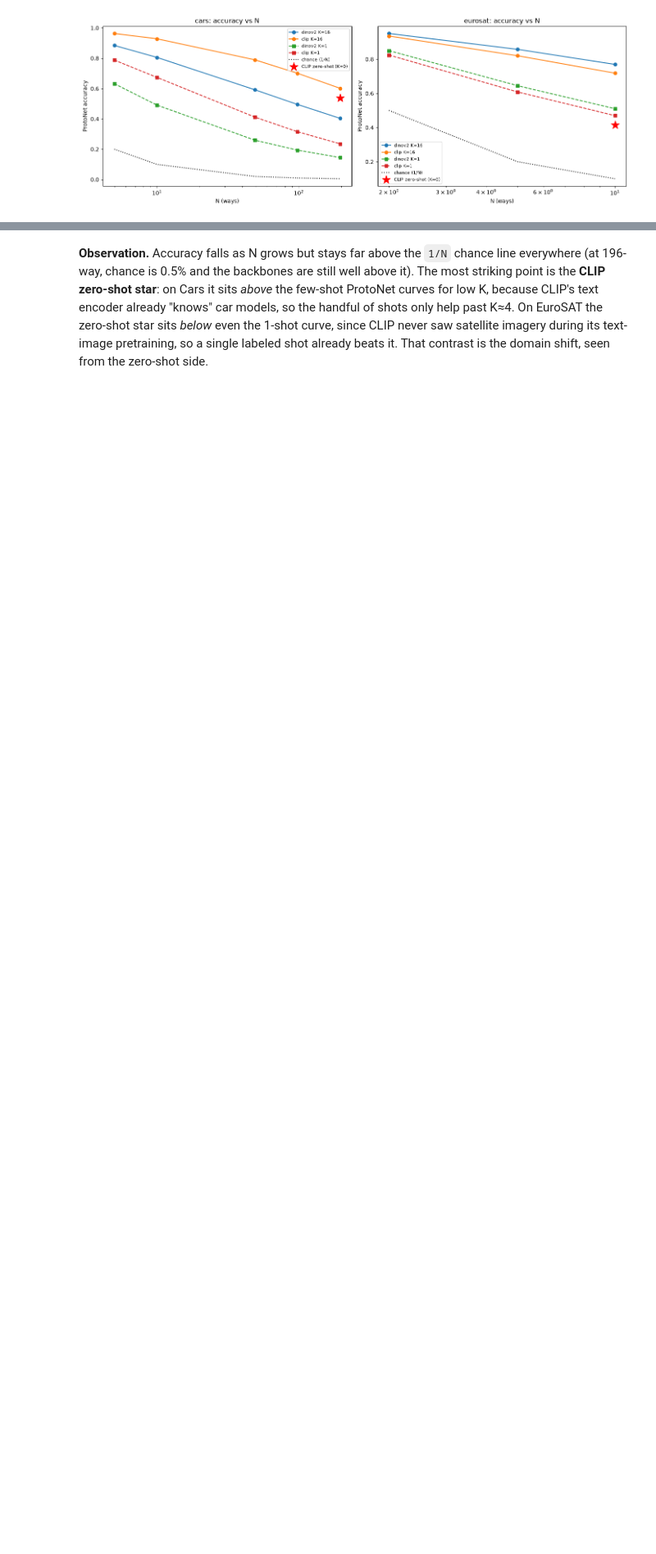
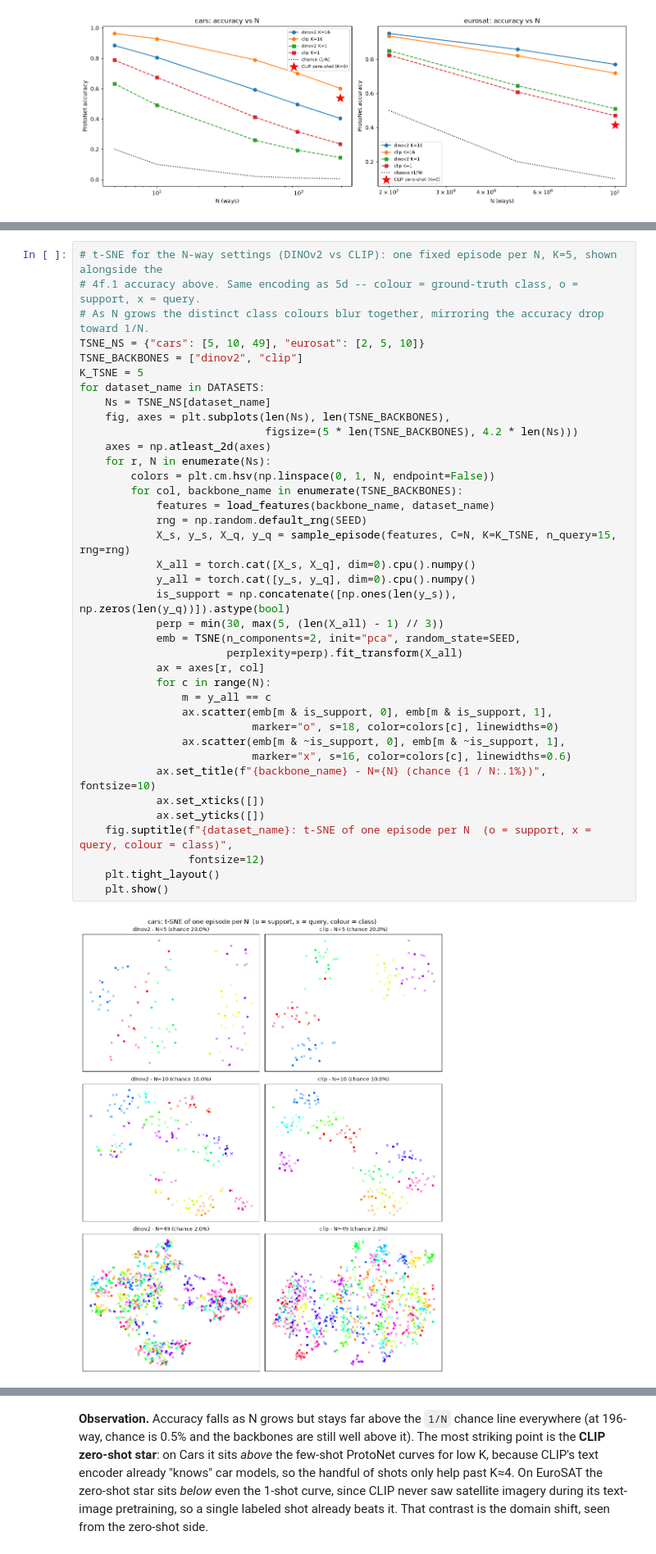
Before and after one commit to eyalsht/cv-hw2-few-shot-benchmarking, a Jupyter notebook: cv_hw2_312359284_314884834.ipynb, the cells around one changed output, grey strips where cells are left out. Shown at 82% size. Drawn from its saved outputs; the diff is of its cells as text; blank space fills up the shorter version.

```diff
--- a/cv_hw2_312359284_314884834.ipynb
+++ b/cv_hw2_312359284_314884834.ipynb
@@ -852,0 +858,40 @@ plt.tight_layout(); plt.show()
+# %%
+# t-SNE for the N-way settings (DINOv2 vs CLIP): one fixed episode per N, K=5, shown alongside the
+# 4f.1 accuracy above. Same encoding as 5d -- colour = ground-truth class, o = support, x = query.
+# As N grows the distinct class colours blur together, mirroring the accuracy drop toward 1/N.
+TSNE_NS = {"cars": [5, 10, 49], "eurosat": [2, 5, 10]}
+TSNE_BACKBONES = ["dinov2", "clip"]
+K_TSNE = 5
+for dataset_name in DATASETS:
+    Ns = TSNE_NS[dataset_name]
+    fig, axes = plt.subplots(len(Ns), len(TSNE_BACKBONES),
+                             figsize=(5 * len(TSNE_BACKBONES), 4.2 * len(Ns)))
+    axes = np.atleast_2d(axes)
+    for r, N in enumerate(Ns):
+        colors = plt.cm.hsv(np.linspace(0, 1, N, endpoint=False))
+        for col, backbone_name in enumerate(TSNE_BACKBONES):
+            features = load_features(backbone_name, dataset_name)
+            rng = np.random.default_rng(SEED)
+            X_s, y_s, X_q, y_q = sample_episode(features, C=N, K=K_TSNE, n_query=15, rng=rng)
+            X_all = torch.cat([X_s, X_q], dim=0).cpu().numpy()
+            y_all = torch.cat([y_s, y_q], dim=0).cpu().numpy()
+            is_support = np.concatenate([np.ones(len(y_s)), np.zeros(len(y_q))]).astype(bool)
+            perp = min(30, max(5, (len(X_all) - 1) // 3))
+            emb = TSNE(n_components=2, init="pca", random_state=SEED,
+                       perplexity=perp).fit_transform(X_all)
+            ax = axes[r, col]
+            for c in range(N):
+                m = y_all == c
+                ax.scatter(emb[m & is_support, 0], emb[m & is_support, 1],
+                           marker="o", s=18, color=colors[c], linewidths=0)
+                ax.scatter(emb[m & ~is_support, 0], emb[m & ~is_support, 1],
+                           marker="x", s=16, color=colors[c], linewidths=0.6)
+            ax.set_title(f"{backbone_name} - N={N} (chance {1 / N:.1%})", fontsize=10)
+            ax.set_xticks([])
+            ax.set_yticks([])
+    fig.suptitle(f"{dataset_name}: t-SNE of one episode per N  (o = support, x = query, colour = class)",
+                 fontsize=12)
+    plt.tight_layout()
+    plt.show()
+# %% [output]
+[figure, added]
```
Also changed, not shown: parts of 15 cells of this notebook, 1 other file.
